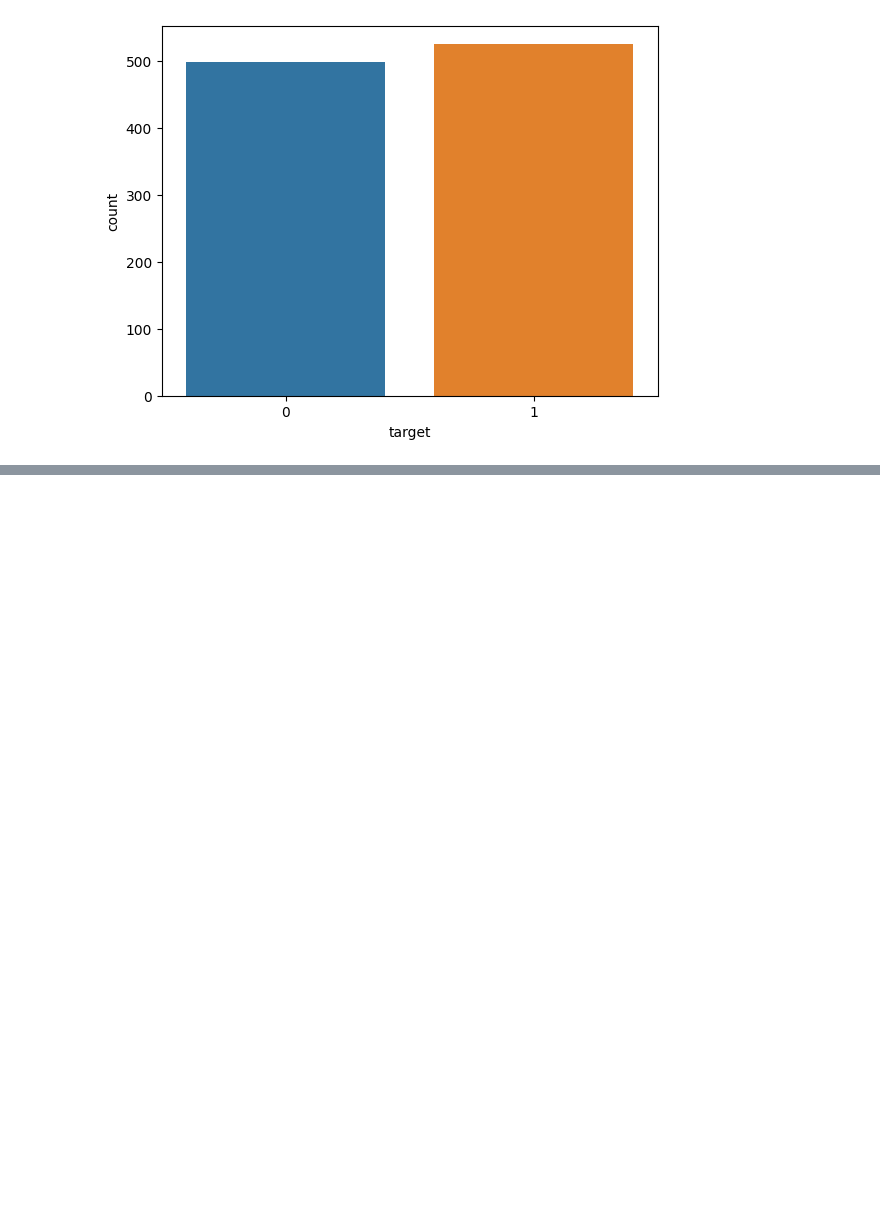
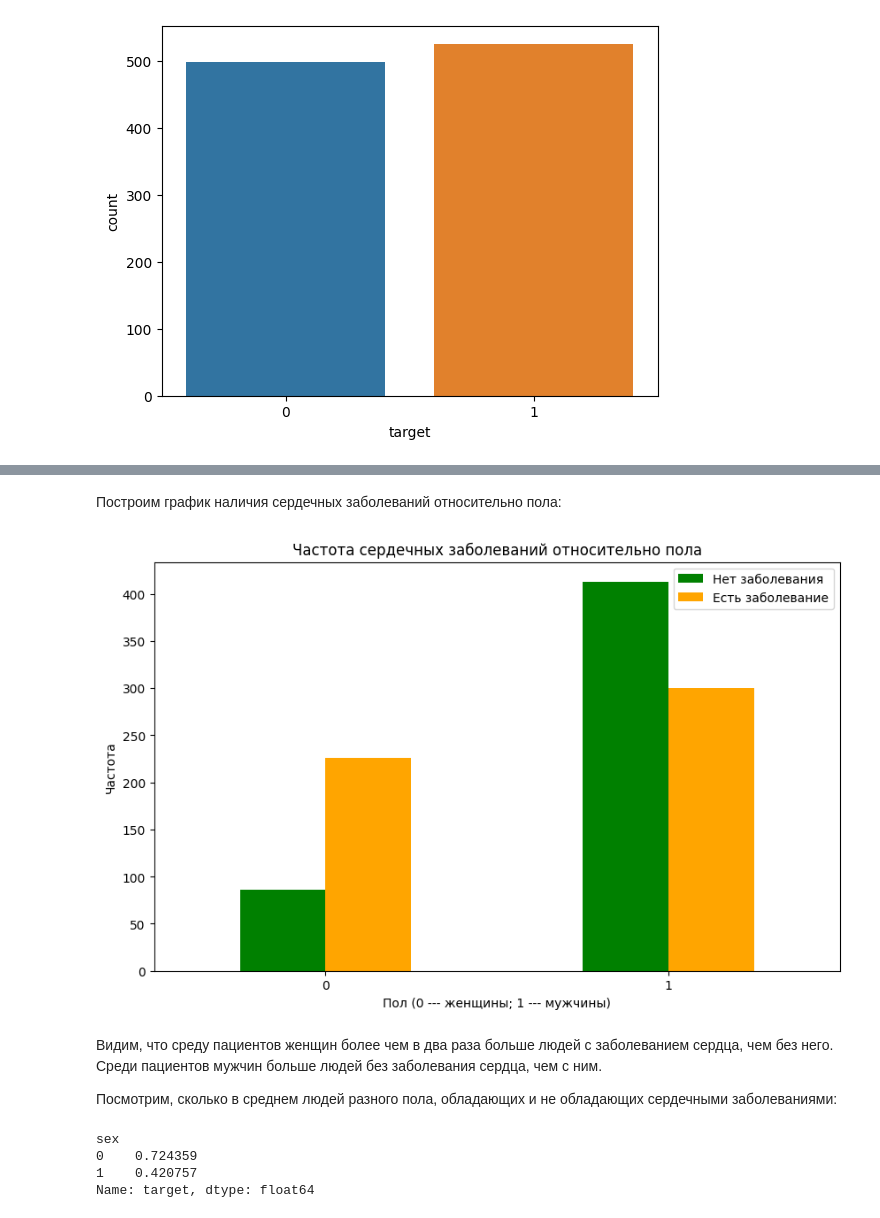
Before and after one commit to daniil-steperev/-SPBU-Machine-Learning-Homework, a Jupyter notebook: [Task2] Classification/Classification.ipynb, the cells around one changed output, grey strips where cells are left out. Cells and saved outputs as stored; diff of their text form; code cells hidden in the pictures; blank space fills up the shorter version.

```diff
--- a/[Task2] Classification/Classification.ipynb
+++ b/[Task2] Classification/Classification.ipynb
@@ -124,0 +169,23 @@ plt.show()
+# %% [markdown]
+Построим график наличия сердечных заболеваний относительно пола:
+# %%
+pd.crosstab(df.sex, df.target).plot(kind="bar", figsize=(10, 6), color=['green','orange'])
+plt.xticks(rotation=0)
+plt.title('Частота сердечных заболеваний относительно пола')
+plt.xlabel('Пол (0 --- женщины; 1 --- мужчины)')
+plt.ylabel('Частота')
+plt.legend(["Нет заболевания", "Есть заболевание"])
+plt.show()
+# %% [output]
+[figure, added]
+# %% [markdown]
+Видим, что среду пациентов женщин более чем в два раза больше людей с заболеванием сердца, чем без него. Среди пациентов мужчин больше людей без заболевания сердца, чем с ним.
+
+Посмотрим, сколько в среднем людей разного пола, обладающих и не обладающих сердечными заболеваниями:
+# %%
+df.groupby('sex').mean()['target']
+# %% [output]
+sex
+0    0.724359
+1    0.420757
+Name: target, dtype: float64
```
Also changed, not shown: parts of 96 cells of this notebook.
